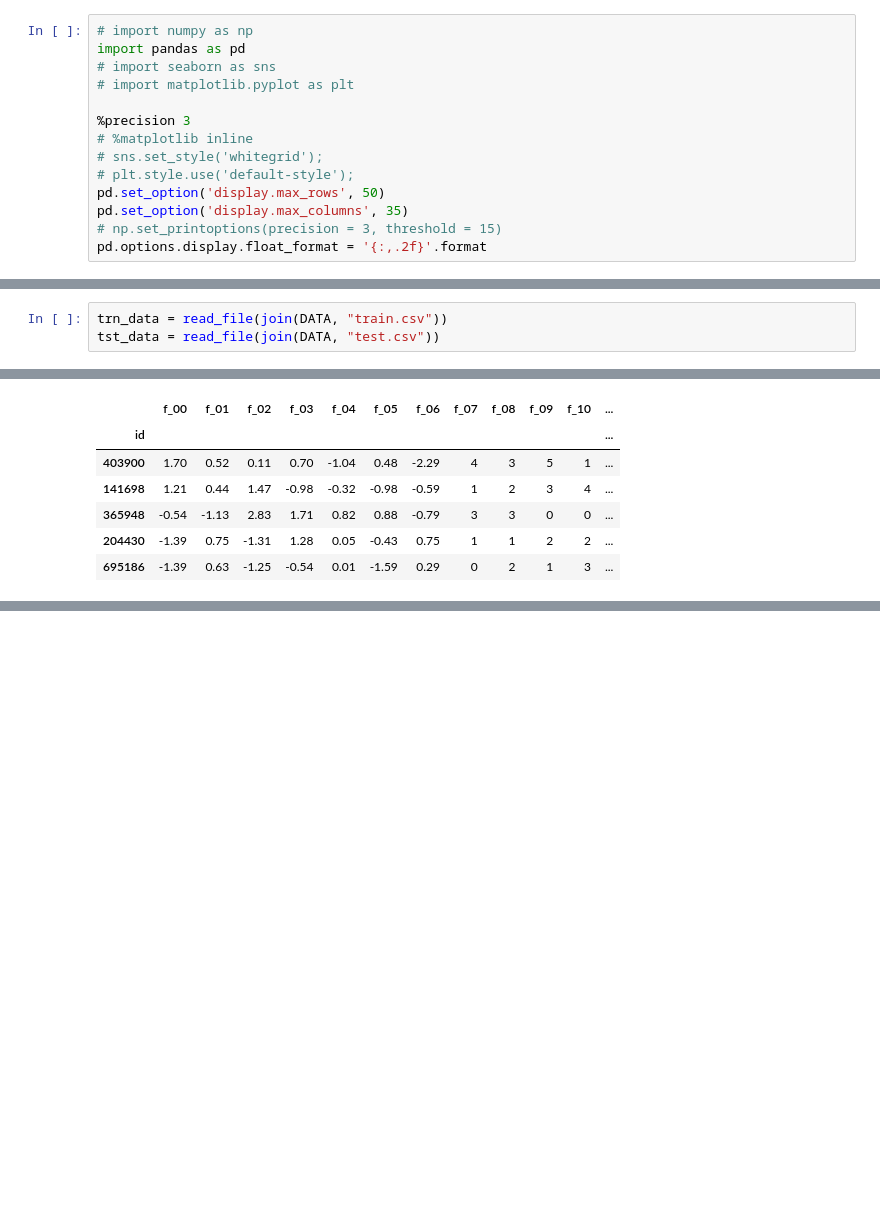
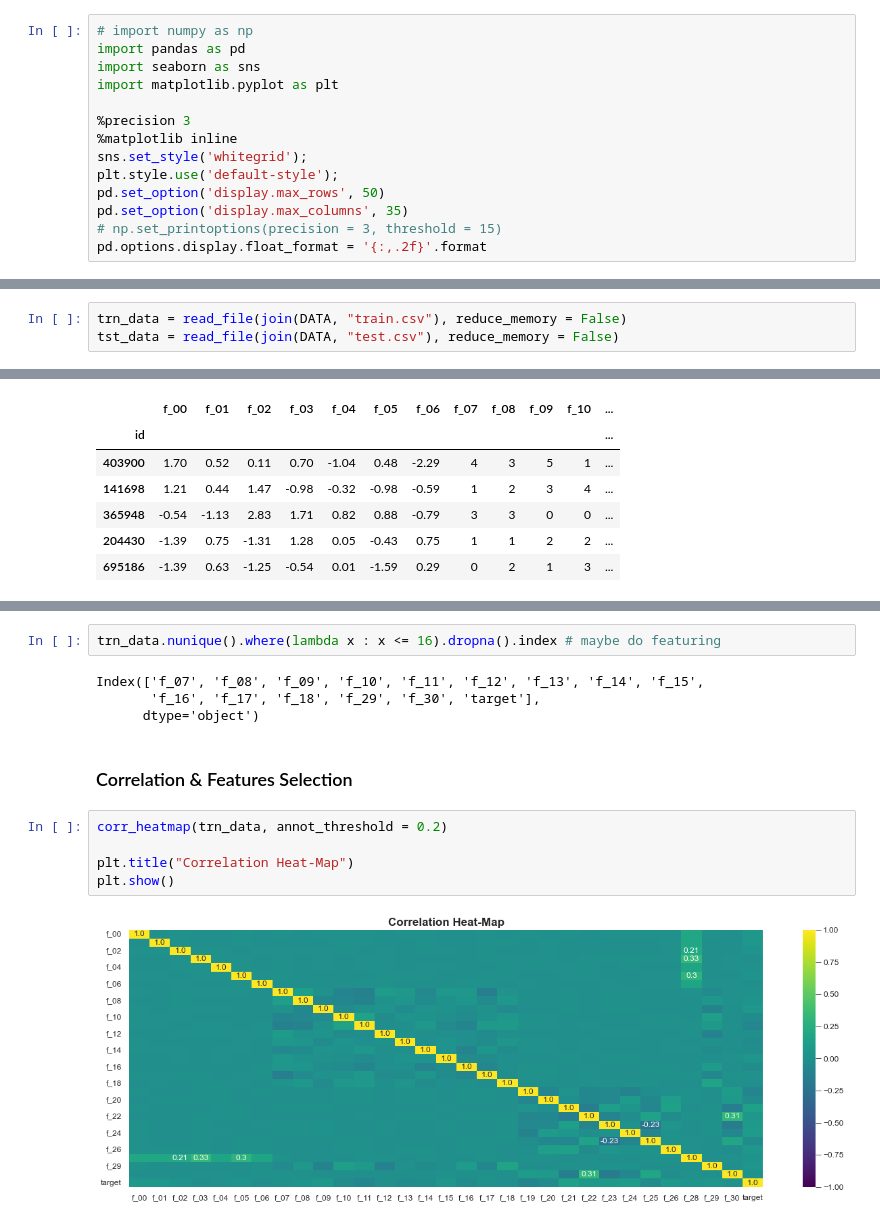
Before and after one commit to ZenithClown/self-development, a Jupyter notebook: notebooks/Tabular Playground Series [TPS] May, 2022.ipynb, the cells around one changed output, grey strips where cells are left out. Cells and saved outputs as stored; diff of their text form; blank space fills up the shorter version.

```diff
--- a/notebooks/Tabular Playground Series [TPS] May, 2022.ipynb
+++ b/notebooks/Tabular Playground Series [TPS] May, 2022.ipynb
@@ -43,13 +43,13 @@ import logging # configure logging on `global arguments` section, as file path i
 # %%
 # import numpy as np
 import pandas as pd
-# import seaborn as sns
-# import matplotlib.pyplot as plt
+import seaborn as sns
+import matplotlib.pyplot as plt
 
 %precision 3
-# %matplotlib inline
-# sns.set_style('whitegrid');
-# plt.style.use('default-style');
+%matplotlib inline
+sns.set_style('whitegrid');
+plt.style.use('default-style');
 pd.set_option('display.max_rows', 50)
 pd.set_option('display.max_columns', 35)
 # np.set_printoptions(precision = 3, threshold = 15)
@@ -146,5 +160,5 @@ A typical machine learning project revolves around six important stages (as avai
 
 ![ML Life Cycle](https://docs.aws.amazon.com/wellarchitected/latest/machine-learning-lens/images/ml-lifecycle.png)
 # %%
-trn_data = read_file(join(DATA, "train.csv"))
-tst_data = read_file(join(DATA, "test.csv"))
+trn_data = read_file(join(DATA, "train.csv"), reduce_memory = False)
+tst_data = read_file(join(DATA, "test.csv"), reduce_memory = False)
@@ -168,0 +219,15 @@ trn_data.sample(5)
+# %%
+trn_data.nunique().where(lambda x : x <= 16).dropna().index # maybe do featuring
+# %% [output]
+Index(['f_07', 'f_08', 'f_09', 'f_10', 'f_11', 'f_12', 'f_13', 'f_14', 'f_15',
+       'f_16', 'f_17', 'f_18', 'f_29', 'f_30', 'target'],
+      dtype='object')
+# %% [markdown]
+### Correlation \& Features Selection
+# %%
+corr_heatmap(trn_data, annot_threshold = 0.2)
+
+plt.title("Correlation Heat-Map")
+plt.show()
+# %% [output]
+[figure, added]
```
Also changed, not shown: parts of 18 cells of this notebook.
